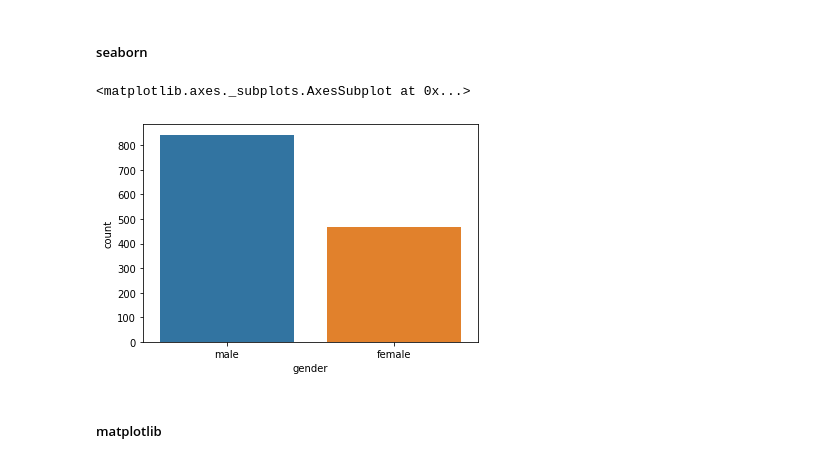
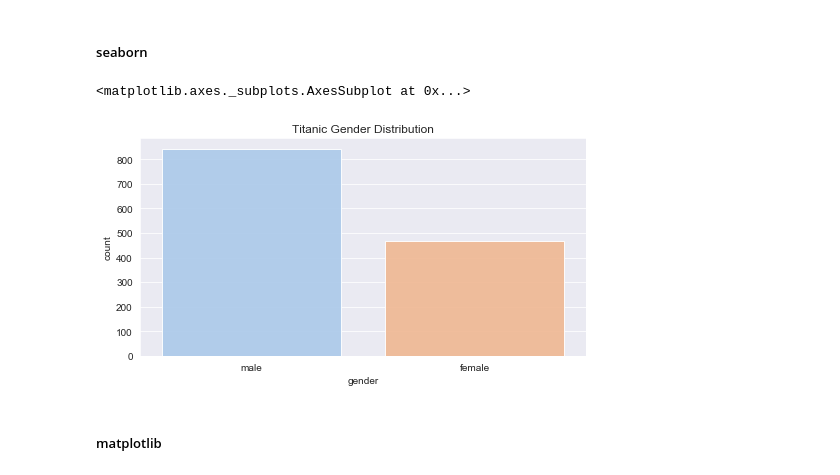
Before and after one commit to RTG8055/DataScience, a Jupyter notebook: StartSteps/Python Notebooks/categorical_vars_bar.ipynb, the cells around one changed output. Drawn from its saved outputs; the diff is of its cells as text; code cells hidden in the pictures.

```diff
--- a/StartSteps/Python Notebooks/categorical_vars_bar.ipynb
+++ b/StartSteps/Python Notebooks/categorical_vars_bar.ipynb
@@ -47,10 +43,13 @@ df_copy2.columns = ['gender', 'count']
 # %% [markdown]
 ##### seaborn
-# %%
-sns.barplot(x='gender', y='count', data=df_copy2)
-# %% [output]
-<matplotlib.axes._subplots.AxesSubplot at 0x...>
-[figure, removed]
+# %%
+plt.figure(figsize=(8,4))
+plt.title('Titanic Gender Distribution')
+
+sns.barplot(x='gender', y='count', data=df, palette='pastel', alpha=0.9)
+# %% [output]
+<matplotlib.axes._subplots.AxesSubplot at 0x...>
+[figure, added]
 # %% [markdown]
 ##### matplotlib
 # %%
```
Also changed, not shown: parts of 9 cells of this notebook, 12 other files.
